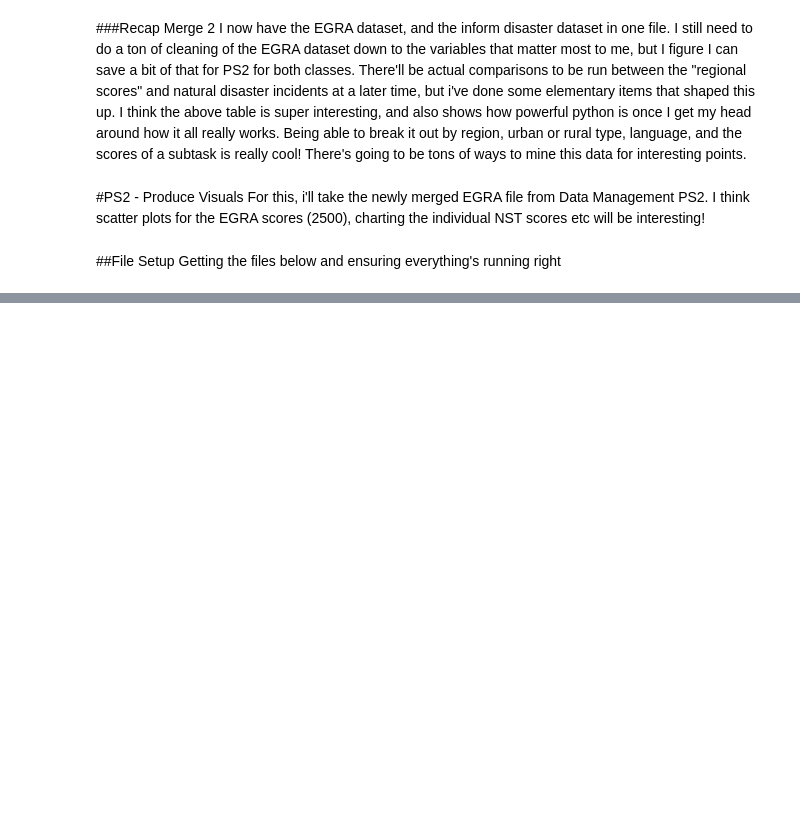
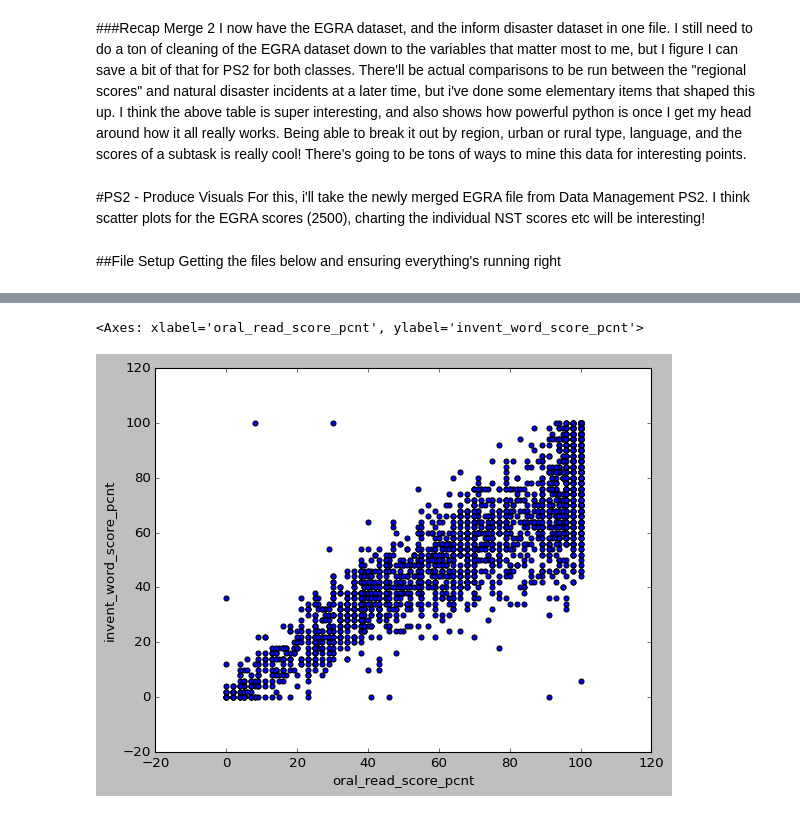
Before and after one commit to Jonchyk/Vis, a Jupyter notebook: PS2_vis_.ipynb, the cells around one changed output, grey strips where cells are left out. Drawn from its saved outputs; the diff is of its cells as text; code cells hidden in the pictures; blank space fills up the shorter version.

```diff
--- a/PS2_vis_.ipynb
+++ b/PS2_vis_.ipynb
@@ -703,0 +725,3 @@ Getting the files below and ensuring everything's running right
+# %%
+ps3=pd.read_csv('ps3.csv')
+ps3
@@ -703,0 +743,5 @@ Getting the files below and ensuring everything's running right
+# %%
+ps3.plot(x='oral_read_score_pcnt',y='invent_word_score_pcnt', kind='scatter')
+# %% [output]
+<Axes: xlabel='oral_read_score_pcnt', ylabel='invent_word_score_pcnt'>
+[figure, added]
```
Also changed, not shown: parts of 34 cells of this notebook.
